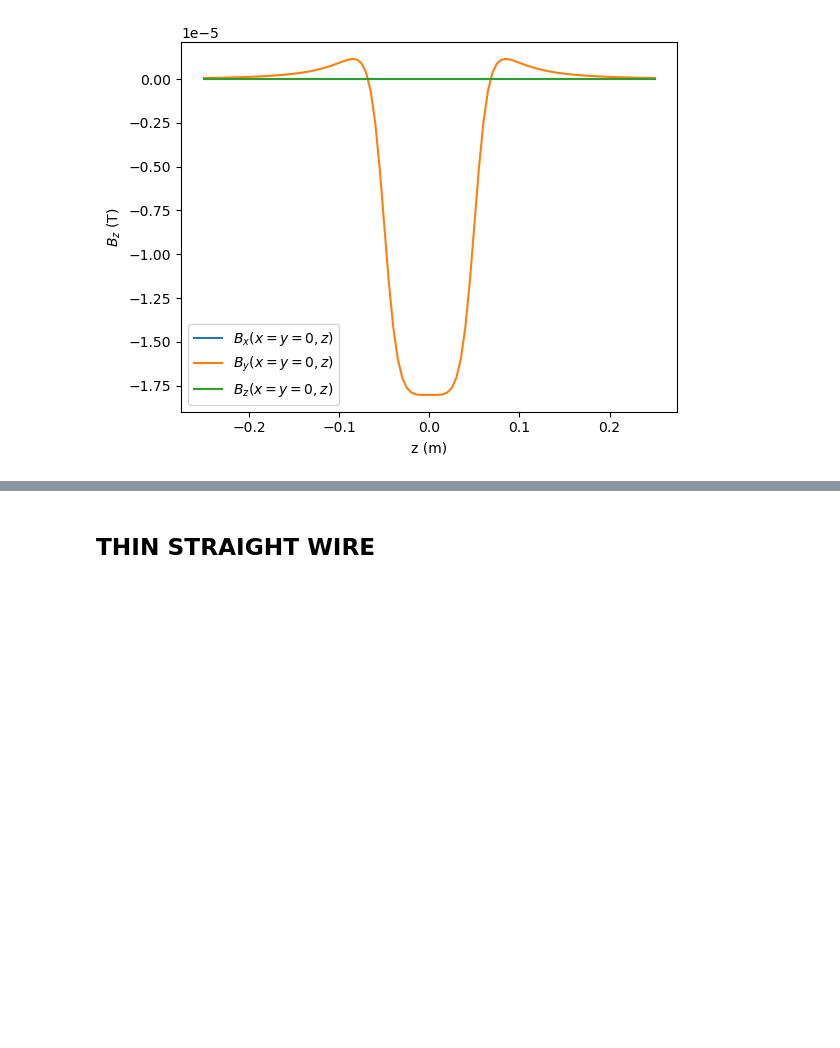
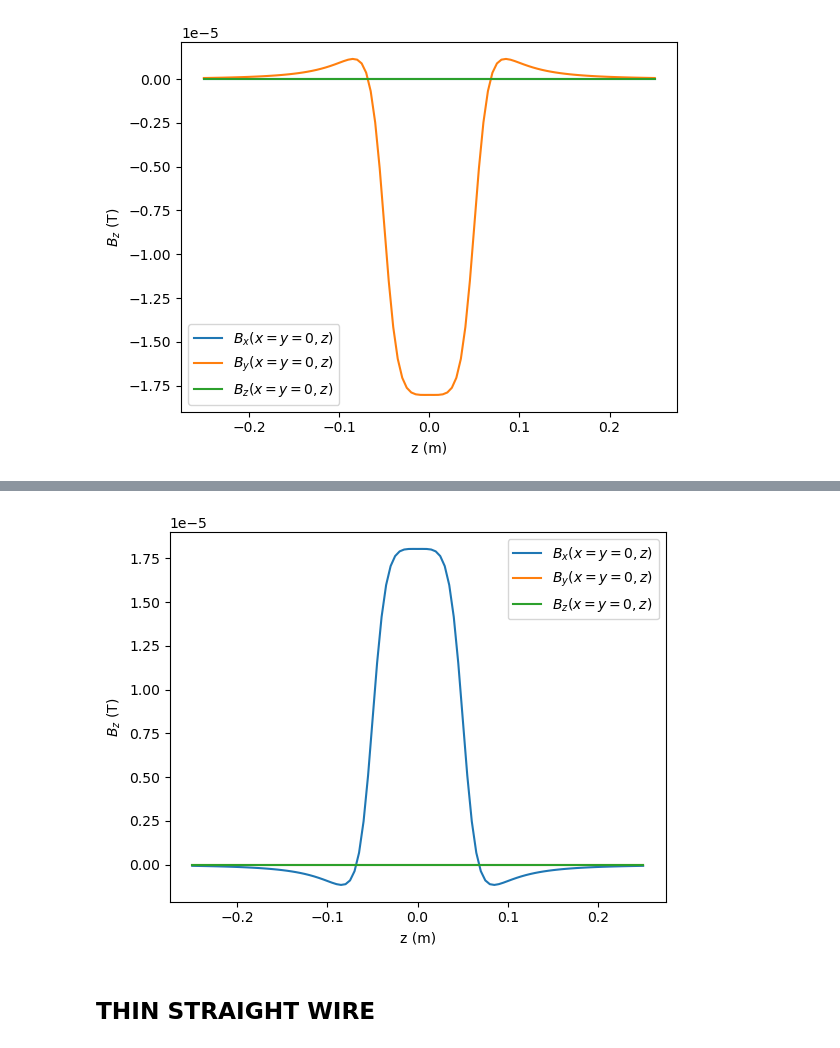
Before and after one commit to ChristopherMayes/openPMD-beamphysics, a Jupyter notebook: examples/fields/corrector_modeling/corrector_modeling.ipynb, the cells around one changed output, grey strips where cells are left out. Cells and saved outputs as stored; diff of their text form; code cells hidden in the pictures; blank space fills up the shorter version.

```diff
--- a/examples/fields/corrector_modeling/corrector_modeling.ipynb
+++ b/examples/fields/corrector_modeling/corrector_modeling.ipynb
@@ -76,3 +105,7 @@ FM.plot_onaxis(['Bx', 'By', 'Bz'])
+# %%
+FM.plot_onaxis(['Bx', 'By', 'Bz'])
+# %% [output]
+[figure, added]
 # %% [markdown]
 ## THIN STRAIGHT WIRE
 # %% [markdown]
```
Also changed, not shown: parts of 5 cells of this notebook, 24 other files.
